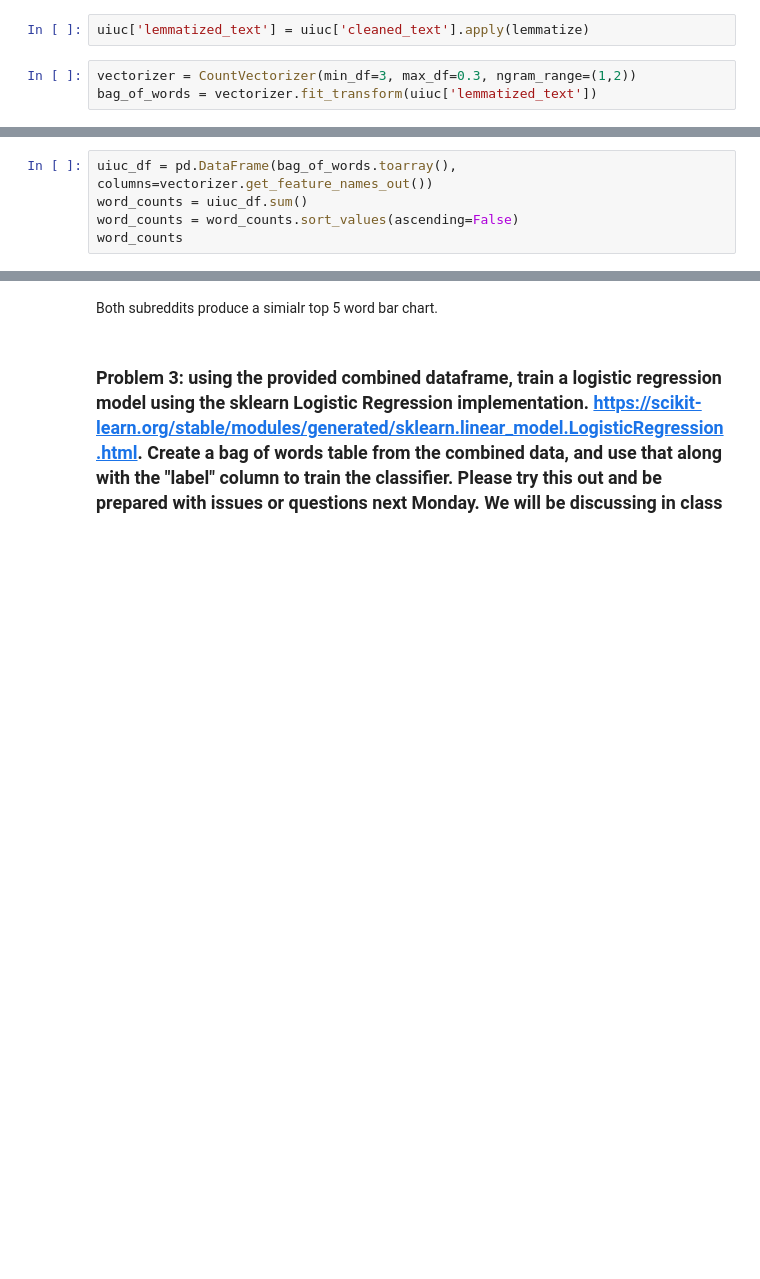
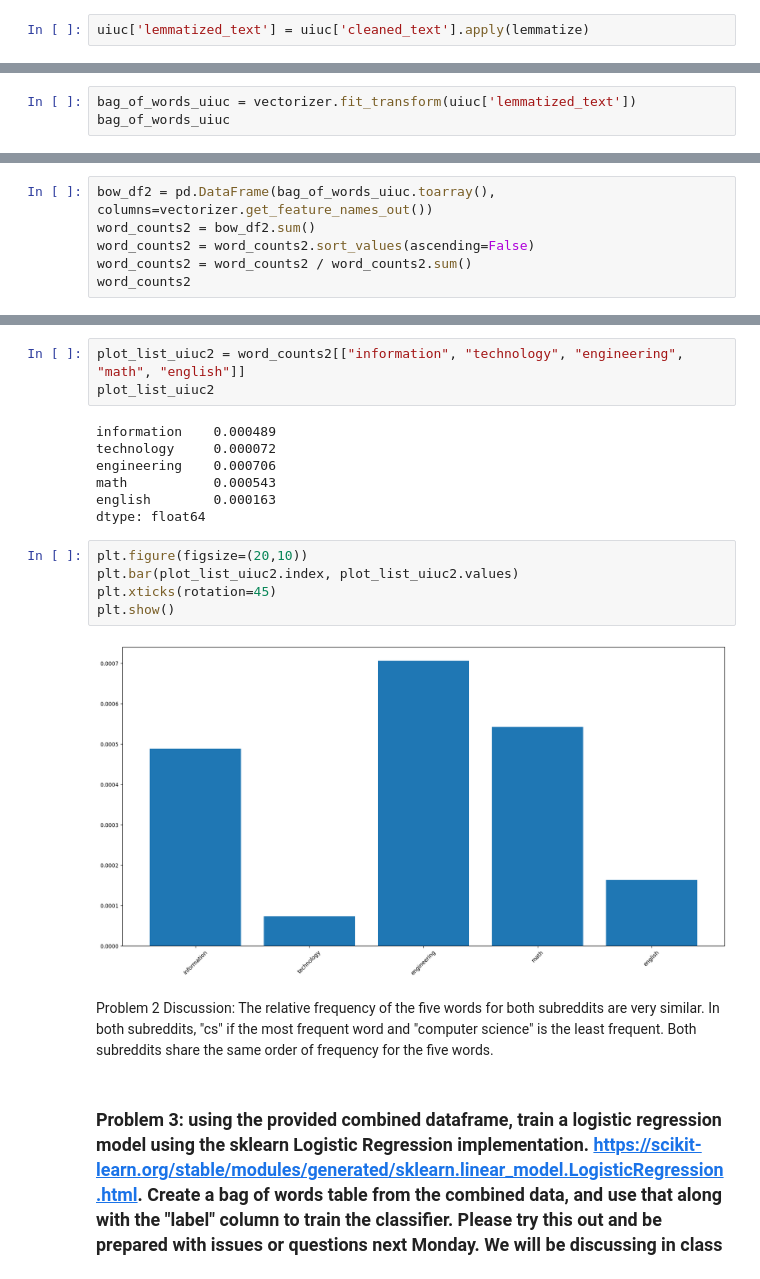
Before and after one commit to saysay2/project1-counting-words, a Jupyter notebook: project1.ipynb, the cells around one changed output, grey strips where cells are left out. Drawn from its saved outputs; the diff is of its cells as text; blank space fills up the shorter version.

```diff
--- a/project1.ipynb
+++ b/project1.ipynb
@@ -390,5 +376,2 @@ def lemmatize(text):
 # %%
 uiuc['lemmatized_text'] = uiuc['cleaned_text'].apply(lemmatize)
-# %%
-vectorizer = CountVectorizer(min_df=3, max_df=0.3, ngram_range=(1,2))
-bag_of_words = vectorizer.fit_transform(uiuc['lemmatized_text'])
@@ -399,0 +378,3 @@ bag_of_words
+# %%
+bag_of_words_uiuc = vectorizer.fit_transform(uiuc['lemmatized_text'])
+bag_of_words_uiuc
@@ -400,6 +384,7 @@ bag_of_words
 # %%
-uiuc_df = pd.DataFrame(bag_of_words.toarray(), columns=vectorizer.get_feature_names_out())
-word_counts = uiuc_df.sum()
-word_counts = word_counts.sort_values(ascending=False)
-word_counts
+bow_df2 = pd.DataFrame(bag_of_words_uiuc.toarray(), columns=vectorizer.get_feature_names_out())
+word_counts2 = bow_df2.sum()
+word_counts2 = word_counts2.sort_values(ascending=False)
+word_counts2 = word_counts2 / word_counts2.sum()
+word_counts2
 # %% [output]
@@ -437,8 +425,25 @@ plt.xticks(rotation=45)
 plt.show()
 # %% [output]
 [figure]
-# %% [markdown]
-Both subreddits produce a simialr top 5 word bar chart.
+# %%
+plot_list_uiuc2 = word_counts2[["information", "technology", "engineering", "math", "english"]]
+plot_list_uiuc2
+# %% [output]
+information    0.000489
+technology     0.000072
+engineering    0.000706
+math           0.000543
+english        0.000163
+dtype: float64
+# %%
+plt.figure(figsize=(20,10))
+plt.bar(plot_list_uiuc2.index, plot_list_uiuc2.values)
+plt.xticks(rotation=45)
+plt.show()
+# %% [output]
+[figure, added]
+# %% [markdown]
+Problem 2 Discussion: The relative frequency of the five words for both subreddits are very similar. In both subreddits, "cs" if the most frequent word and "computer science" is the least frequent. Both subreddits share the same order of frequency for the five words.
 # %% [markdown]
 ### Problem 3: using the provided combined dataframe, train a logistic regression model using the sklearn Logistic Regression implementation. https://scikit-learn.org/stable/modules/generated/sklearn.linear_model.LogisticRegression.html. Create a bag of words table from the combined data, and use that along with the "label" column to train the classifier. Please try this out and be prepared with issues or questions next Monday. We will be discussing in class
 # %%
```
Also changed, not shown: parts of 34 cells of this notebook.
